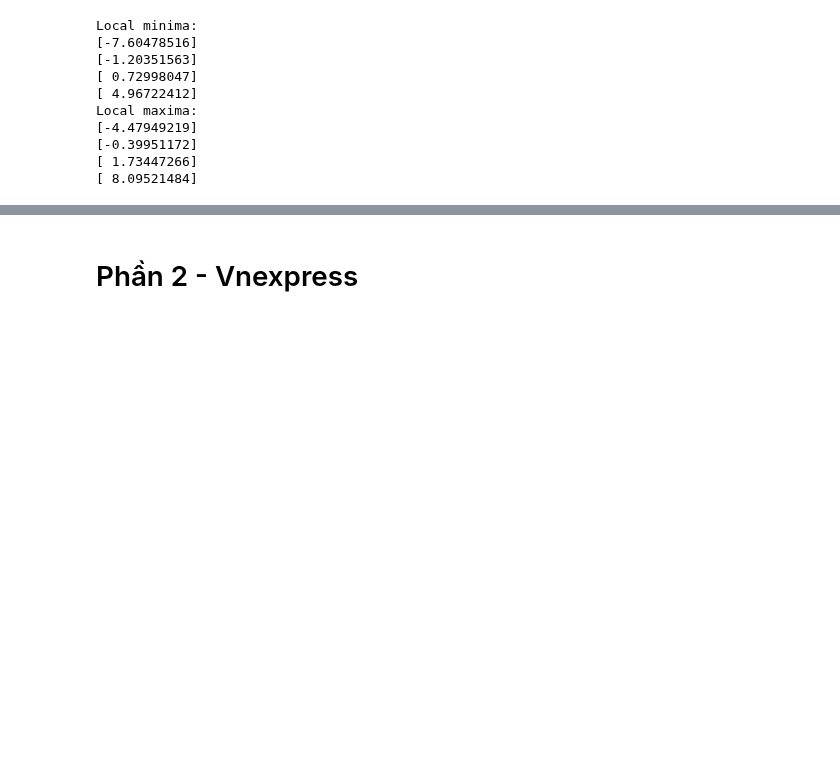
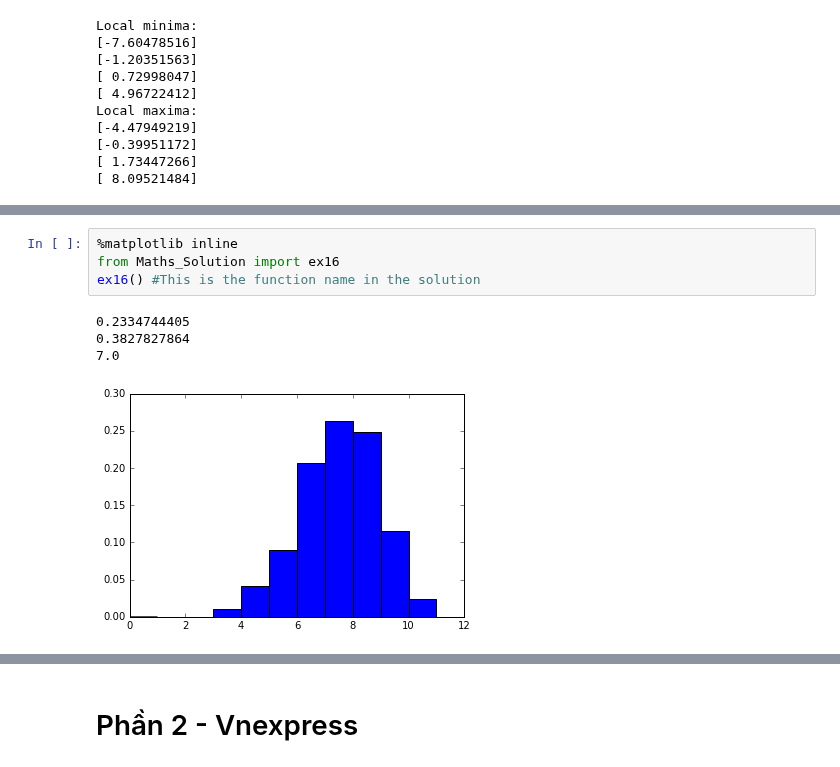
Before and after one commit to riduan91/DSC101, a Jupyter notebook: Lesson3/TD/LibrariesInPython.ipynb, the cells around one changed output, grey strips where cells are left out. Drawn from its saved outputs; the diff is of its cells as text; blank space fills up the shorter version.

```diff
--- a/Lesson3/TD/LibrariesInPython.ipynb
+++ b/Lesson3/TD/LibrariesInPython.ipynb
@@ -227,0 +246,9 @@ Local maxima:
+# %%
+%matplotlib inline
+from Maths_Solution import ex16
+ex16() #This is the function name in the solution
+# %% [output]
+0.2334744405
+0.3827827864
+7.0
+[figure, added]
```
Also changed, not shown: parts of 23 cells of this notebook, 2 other files.
